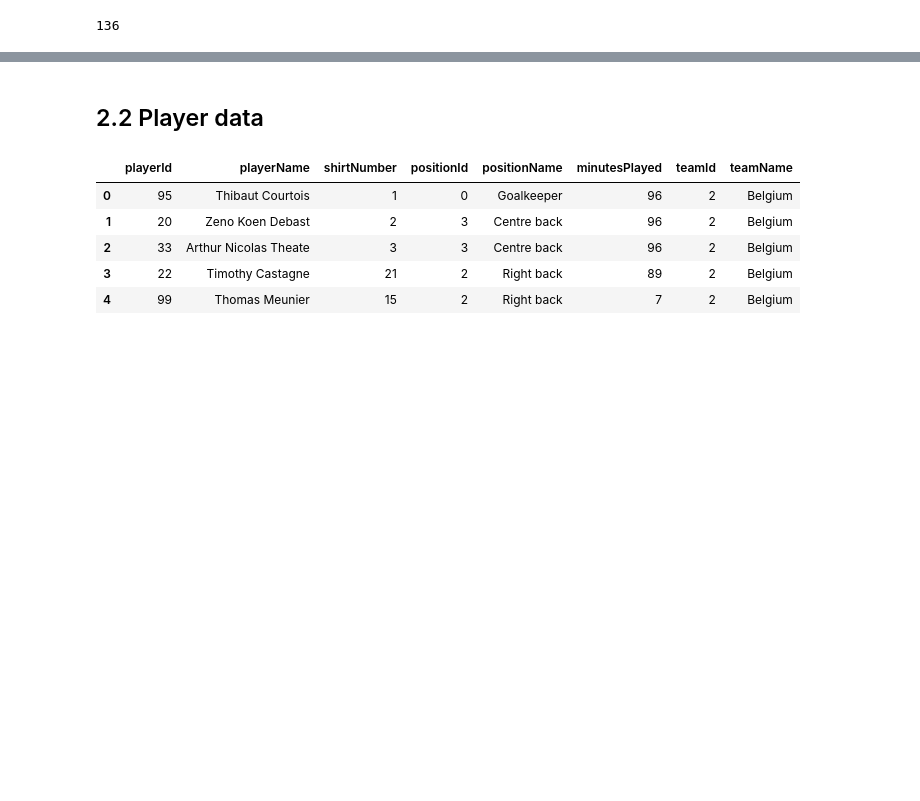
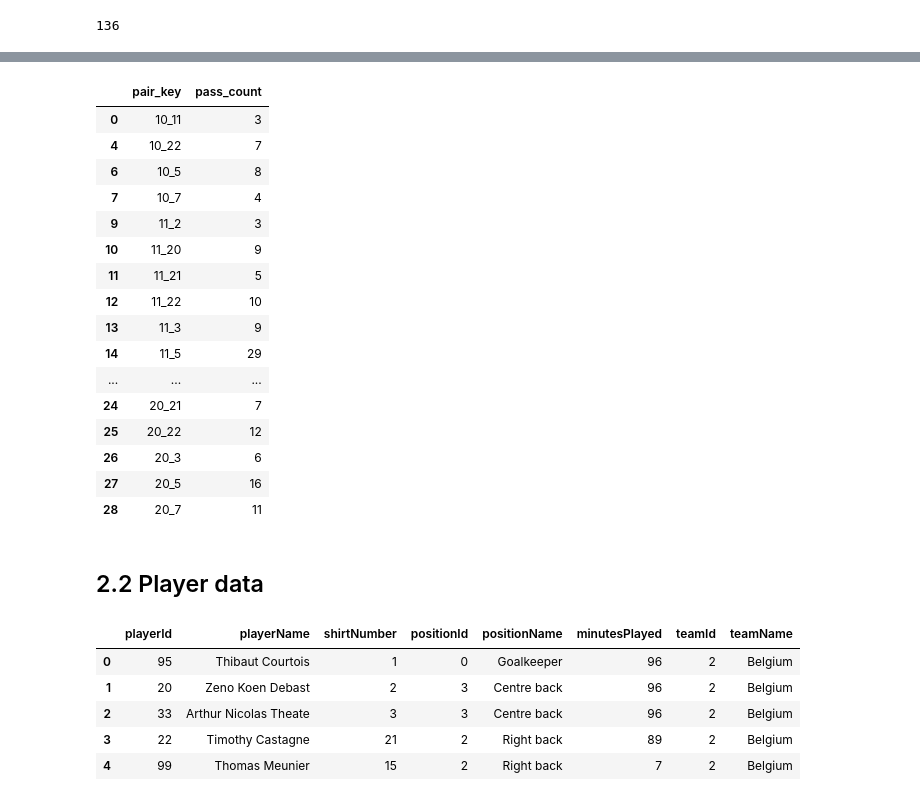
Before and after one commit to MarijnSt/belgium-north-macedonia-analysis, a Jupyter notebook: notebooks/data_exploration.ipynb, the cells around one changed output, grey strips where cells are left out. Cells and saved outputs as stored; diff of their text form; code cells hidden in the pictures; blank space fills up the shorter version.

```diff
--- a/notebooks/data_exploration.ipynb
+++ b/notebooks/data_exploration.ipynb
@@ -334,3 +380,23 @@ len(defensive_actions_test)
+# %%
+lines_df.head(20)
+# %% [output]
+|  | pair_key | pass_count |
+| 0 | 10_11 | 3 |
+| 4 | 10_22 | 7 |
+| 6 | 10_5 | 8 |
+| 7 | 10_7 | 4 |
+| 9 | 11_2 | 3 |
+| 10 | 11_20 | 9 |
+| 11 | 11_21 | 5 |
+| 12 | 11_22 | 10 |
+| 13 | 11_3 | 9 |
+| 14 | 11_5 | 29 |
+| ... | ... | ... |
+| 24 | 20_21 | 7 |
+| 25 | 20_22 | 12 |
+| 26 | 20_3 | 6 |
+| 27 | 20_5 | 16 |
+| 28 | 20_7 | 11 |
 # %% [markdown]
 ## 2.2 Player data
 # %%
```
Also changed, not shown: parts of 4 cells of this notebook, 5 other files.
